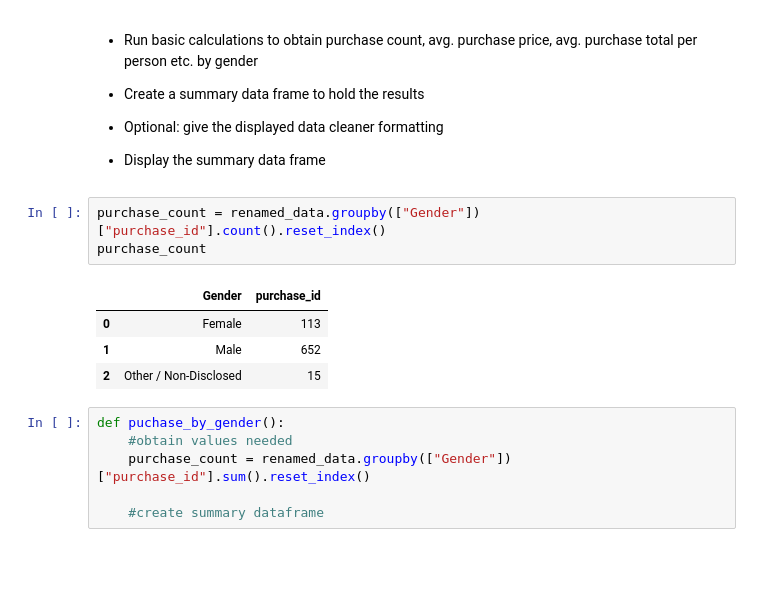
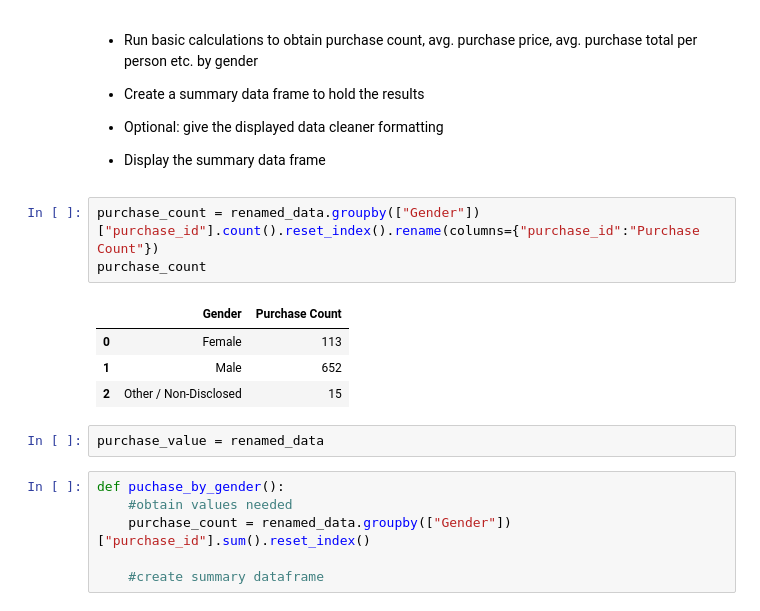
Before and after one commit to maylacdao/pandas-heroes-of-pymoli-analysis, a Jupyter notebook: analysis/HeroesOfPymoli_starter.ipynb, the cells around one changed output. Saved outputs shown, nothing was run; the diff lists cells and outputs as text; blank space fills up the shorter version.

```diff
--- a/analysis/HeroesOfPymoli_starter.ipynb
+++ b/analysis/HeroesOfPymoli_starter.ipynb
@@ -182,13 +182,15 @@ gender_dem
 
 * Display the summary data frame
 # %%
-purchase_count = renamed_data.groupby(["Gender"])["purchase_id"].count().reset_index()
+purchase_count = renamed_data.groupby(["Gender"])["purchase_id"].count().reset_index().rename(columns={"purchase_id":"Purchase Count"})
 purchase_count
 # %% [output]
-|  | Gender | purchase_id |
+|  | Gender | Purchase Count |
 | 0 | Female | 113 |
 | 1 | Male | 652 |
 | 2 | Other / Non-Disclosed | 15 |
+# %%
+purchase_value = renamed_data
 # %%
 def puchase_by_gender():
     #obtain values needed
```
